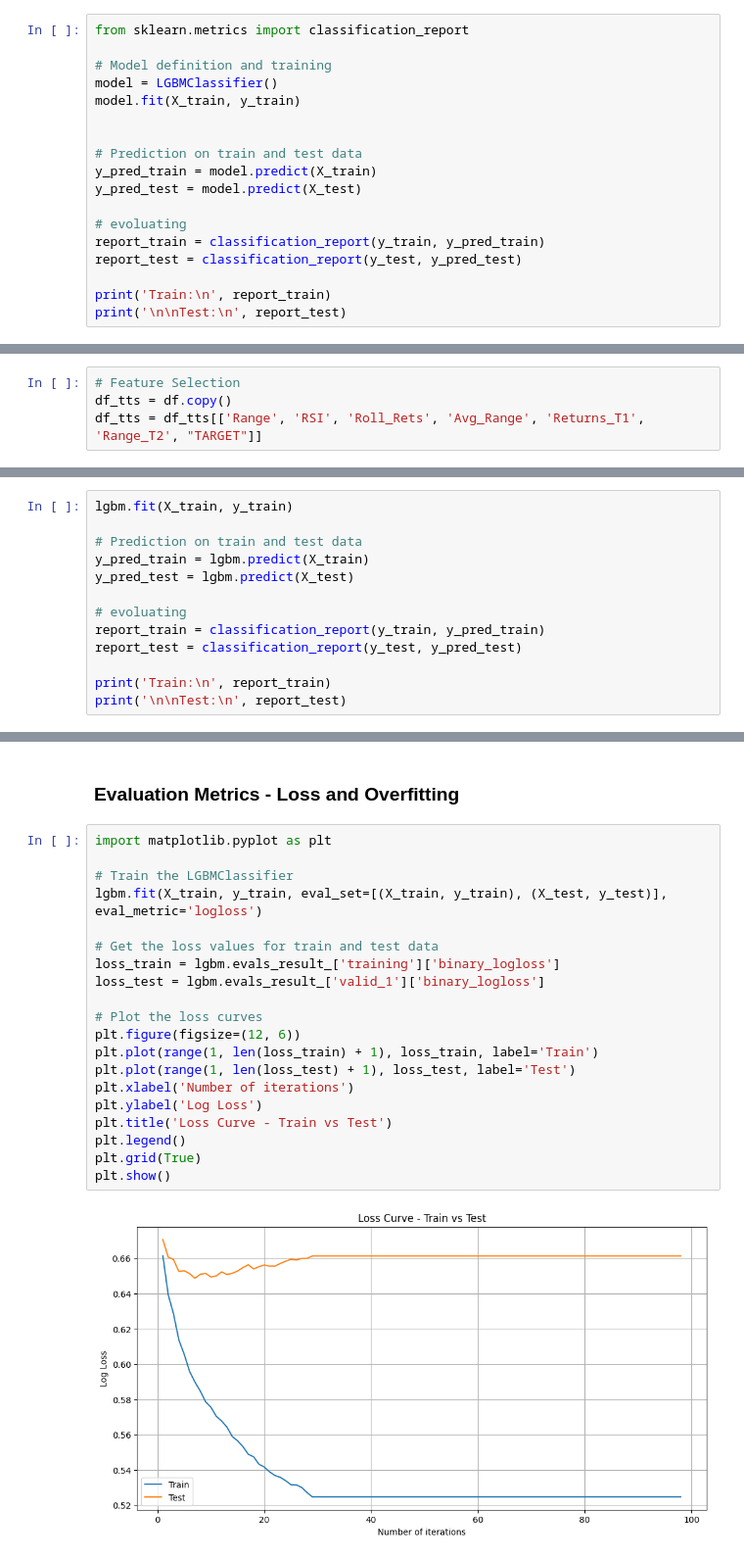
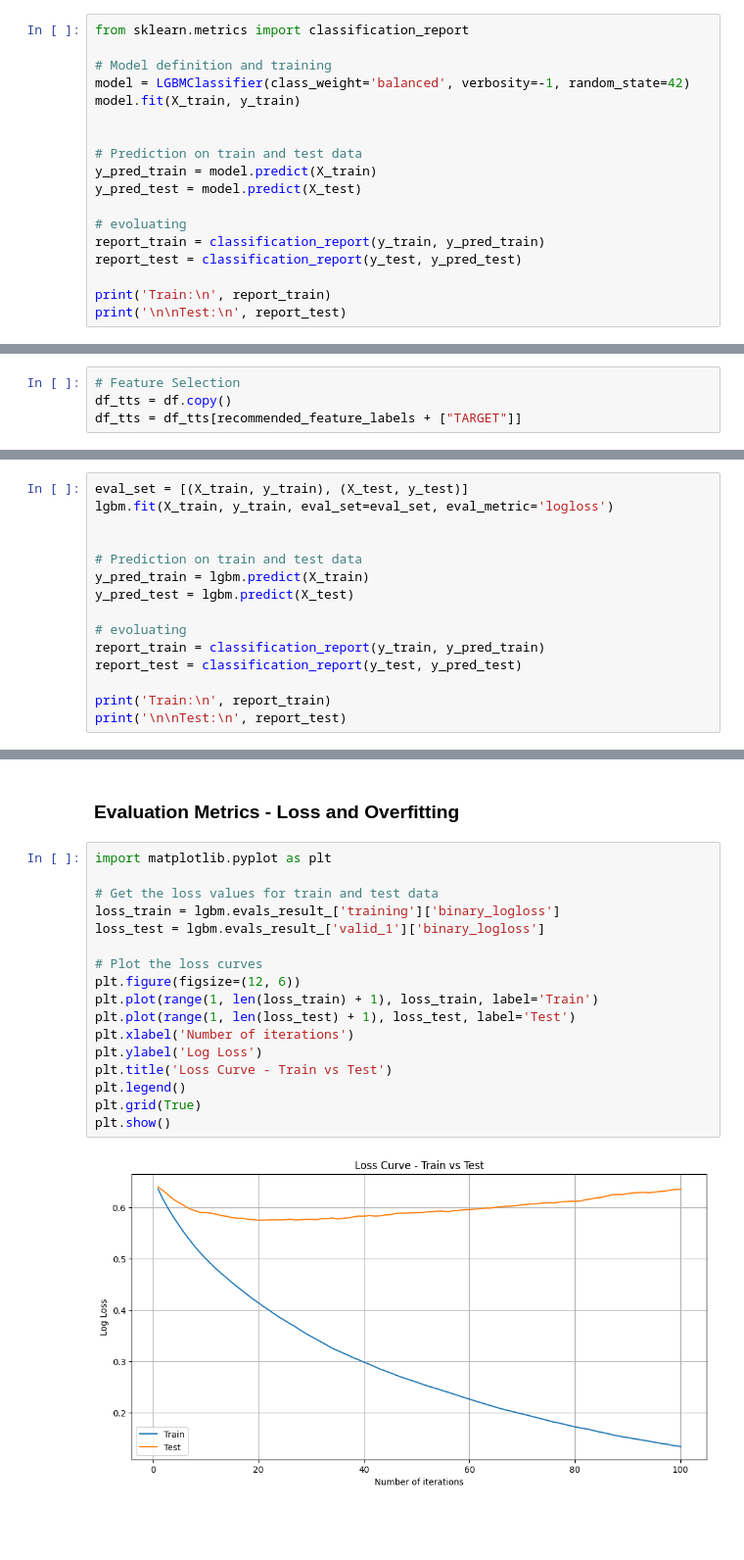
Before and after one commit to dkalenov/ML-Stock-Crypto-Trading, a Jupyter notebook: Bitcoin_Move_Prediction.ipynb, the cells around one changed output, grey strips where cells are left out. Shown: that part at 98% size. Cells and saved outputs as stored; diff of their text form; blank space fills up the shorter version.

Commit message:
Add all ta features for training

```diff
--- a/Bitcoin_Move_Prediction.ipynb
+++ b/Bitcoin_Move_Prediction.ipynb
@@ -551,7 +615,7 @@ weighted avg       0.62      0.64      0.62       523
 from sklearn.metrics import classification_report
 
 # Model definition and training
-model = LGBMClassifier()
+model = LGBMClassifier(class_weight='balanced', verbosity=-1, random_state=42)
 model.fit(X_train, y_train)
 
 
@@ -885,7 +1016,7 @@ recommended_feature_labels
 # %%
 # Feature Selection
 df_tts = df.copy()
-df_tts = df_tts[['Range', 'RSI', 'Roll_Rets', 'Avg_Range', 'Returns_T1', 'Range_T2', "TARGET"]]
+df_tts = df_tts[recommended_feature_labels + ["TARGET"]]
 # %%
 df_tts.head()
 # %% [output]
@@ -1167,3 +1299,18 @@ weighted avg       0.65      0.66      0.64      1960
     accuracy                           0.62       654
    macro avg       0.58      0.56      0.56       654
 weighted avg       0.60      0.62      0.60       654
+# %%
+eval_set = [(X_train, y_train), (X_test, y_test)]
+lgbm.fit(X_train, y_train, eval_set=eval_set, eval_metric='logloss')
+
+
+# Prediction on train and test data
+y_pred_train = lgbm.predict(X_train)
+y_pred_test = lgbm.predict(X_test)
+
+# evoluating
+report_train = classification_report(y_train, y_pred_train)
+report_test = classification_report(y_test, y_pred_test)
+
+print('Train:\n', report_train)
+print('\n\nTest:\n', report_test)
@@ -1179,13 +1343,0 @@ plt.show()
-# %%
-lgbm.fit(X_train, y_train)
-
-# Prediction on train and test data
-y_pred_train = lgbm.predict(X_train)
-y_pred_test = lgbm.predict(X_test)
-
-# evoluating
-report_train = classification_report(y_train, y_pred_train)
-report_test = classification_report(y_test, y_pred_test)
-
-print('Train:\n', report_train)
-print('\n\nTest:\n', report_test)
@@ -1243,23 +1377,20 @@ weighted avg       0.64      0.65      0.64       654
 ### Evaluation Metrics  - Loss and Overfitting
 # %%
 import matplotlib.pyplot as plt
-
-# Train the LGBMClassifier
-lgbm.fit(X_train, y_train, eval_set=[(X_train, y_train), (X_test, y_test)], eval_metric='logloss')
 
 # Get the loss values for train and test data
 loss_train = lgbm.evals_result_['training']['binary_logloss']
 loss_test = lgbm.evals_result_['valid_1']['binary_logloss']
 
 # Plot the loss curves
 plt.figure(figsize=(12, 6))
 plt.plot(range(1, len(loss_train) + 1), loss_train, label='Train')
 plt.plot(range(1, len(loss_test) + 1), loss_test, label='Test')
 plt.xlabel('Number of iterations')
 plt.ylabel('Log Loss')
 plt.title('Loss Curve - Train vs Test')
 plt.legend()
 plt.grid(True)
 plt.show()
 # %% [output]
-[figure, old version]
+[figure, new version]
```
Also changed, not shown: parts of 51 cells of this notebook.
